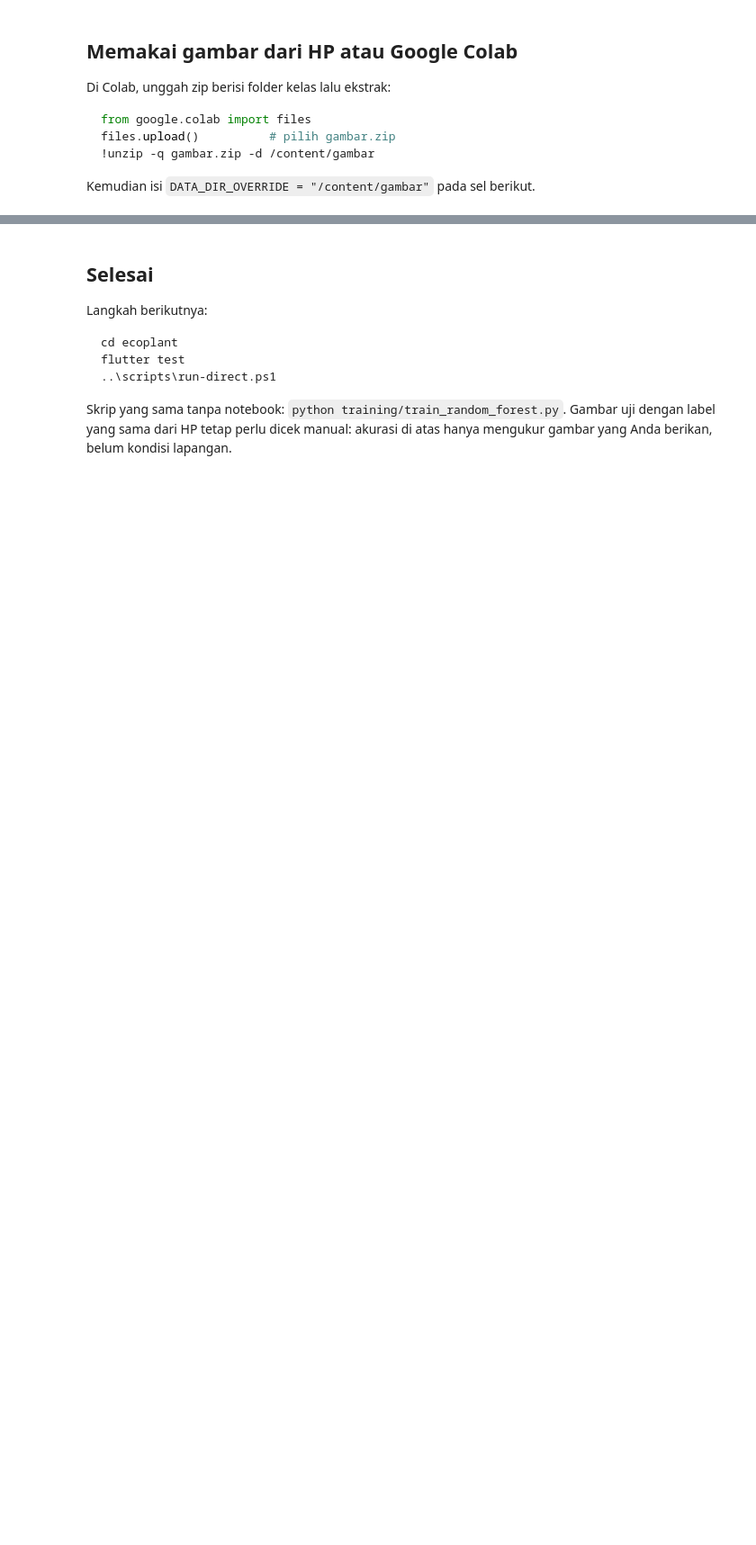
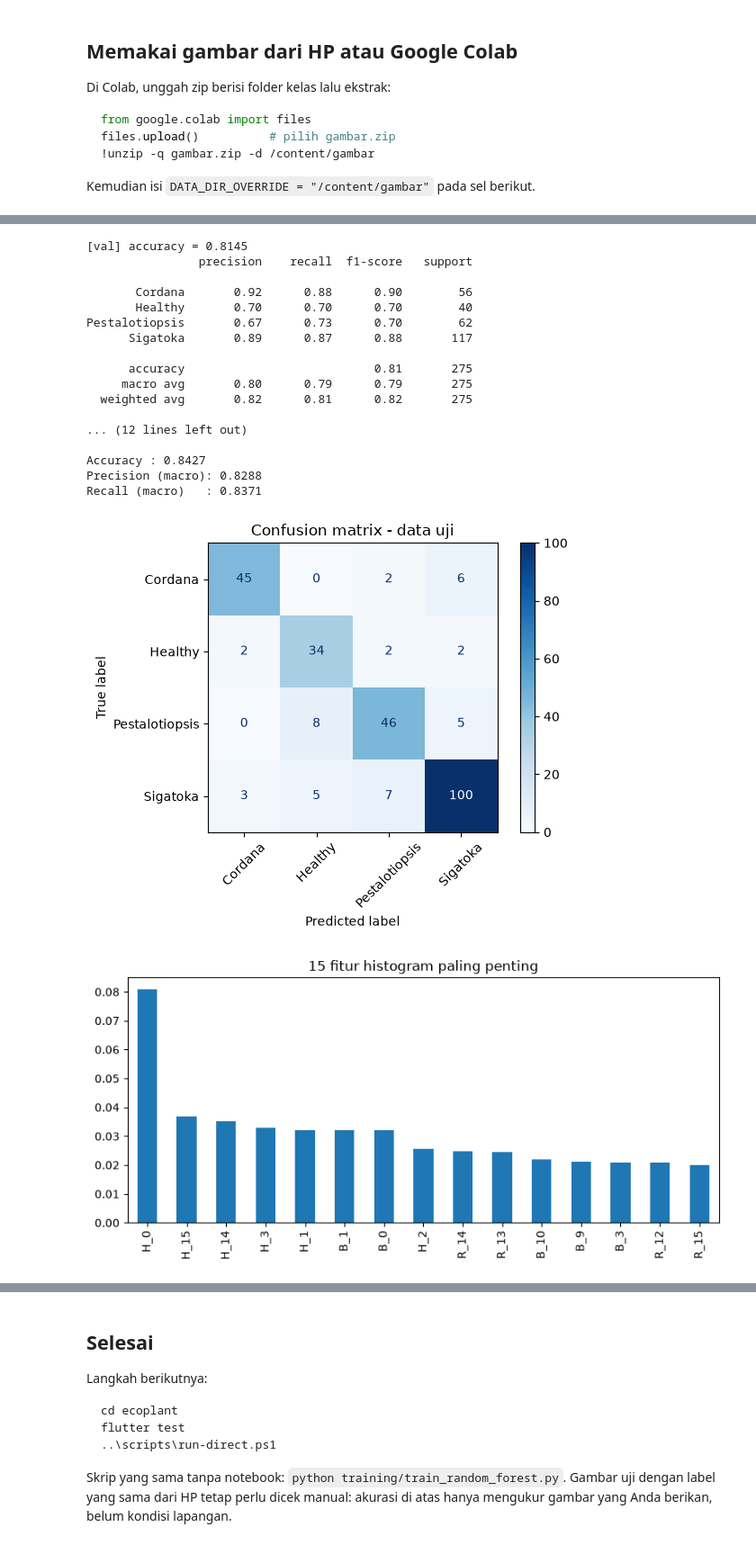
Before and after one commit to SitiMutmainah15/PBL-KEL4_TI3C_SEM5, a Jupyter notebook: training/train_random_forest_custom.ipynb, the cells around one changed output, grey strips where cells are left out. Shown at 90% size. Drawn from its saved outputs; the diff is of its cells as text; code cells hidden in the pictures; blank space fills up the shorter version.

Commit message:
feat: add random forest model training, Groq caption service, and UI detection features

```diff
--- a/training/train_random_forest_custom.ipynb
+++ b/training/train_random_forest_custom.ipynb
@@ -39,19 +43,23 @@ import matplotlib.pyplot as plt
 from PIL import Image, ImageOps
 from sklearn.ensemble import RandomForestClassifier
 from sklearn.impute import SimpleImputer
+from scipy.stats import randint
 from sklearn.metrics import (
     ConfusionMatrixDisplay,
     accuracy_score,
     classification_report,
     confusion_matrix,
+    precision_score,
+    recall_score,
 )
-from sklearn.model_selection import train_test_split
+from sklearn.model_selection import RandomizedSearchCV, train_test_split
 from sklearn.pipeline import make_pipeline
 
 SEED = 42
 IMAGE_SIZE = (64, 64)
 BINS = 16
-N_TREES = 200
+N_ITER = 10
+CV_FOLDS = 5
 APP_CLASSES = ["Cordana", "Healthy", "Pestalotiopsis", "Sigatoka"]
 
 DATA_DIR_OVERRIDE = ""      # contoh: "/content/gambar" atau "D:/dataset/daun"
@@ -140,12 +192,0 @@ print("Train", X_train.shape, "| Val", X_val.shape, "| Test", X_test.shape)
-# %%
-pipeline = make_pipeline(
-    SimpleImputer(strategy="median"),
-    RandomForestClassifier(
-        n_estimators=N_TREES,
-        class_weight="balanced",
-        random_state=SEED,
-        n_jobs=-1,
-    ),
-)
-pipeline.fit(X_train, y_train)
-print("Selesai. Jumlah pohon:", N_TREES)
@@ -152,15 +255,52 @@ print("Selesai. Jumlah pohon:", N_TREES)
 # %%
+test_predictions = pipeline.predict(X_test)
+cm = confusion_matrix(y_test, test_predictions, labels=range(len(labels)))
+
 for name, X, y in (("val", X_val, y_val), ("test", X_test, y_test)):
     predictions = pipeline.predict(X)
     print(f"\n[{name}] accuracy = {accuracy_score(y, predictions):.4f}")
     print(classification_report(
         y, predictions, labels=range(len(labels)),
         target_names=labels, zero_division=0,
     ))
 
-test_predictions = pipeline.predict(X_test)
-cm = confusion_matrix(y_test, test_predictions, labels=range(len(labels)))
+print("Accuracy :", round(accuracy_score(y_test, test_predictions), 4))
+print("Precision (macro):", round(precision_score(
+    y_test, test_predictions, average="macro", zero_division=0), 4))
+print("Recall (macro)   :", round(recall_score(
+    y_test, test_predictions, average="macro", zero_division=0), 4))
+
 ConfusionMatrixDisplay(cm, display_labels=labels).plot(cmap="Blues", xticks_rotation=45)
 plt.title("Confusion matrix - data uji")
 plt.tight_layout()
 plt.show()
+
+feature_names = [f"{ch}_{b}" for ch in ("R", "G", "B", "H") for b in range(BINS)]
+importances = pd.Series(
+    pipeline.named_steps["randomforestclassifier"].feature_importances_,
+    index=feature_names,
+).sort_values(ascending=False)
+importances.head(15).plot.bar(figsize=(8, 4))
+plt.title("15 fitur histogram paling penting")
+plt.tight_layout()
+plt.show()
+# %% [output]
+[val] accuracy = 0.8145
+                precision    recall  f1-score   support
+
+       Cordana       0.92      0.88      0.90        56
+       Healthy       0.70      0.70      0.70        40
+Pestalotiopsis       0.67      0.73      0.70        62
+      Sigatoka       0.89      0.87      0.88       117
+
+      accuracy                           0.81       275
+     macro avg       0.80      0.79      0.79       275
+  weighted avg       0.82      0.81      0.82       275
+
+... (12 lines left out)
+
+Accuracy : 0.8427
+Precision (macro): 0.8288
+Recall (macro)   : 0.8371
+[figure, added]
+[figure, added]
```
Also changed, not shown: parts of 12 cells of this notebook, 24 other files.
